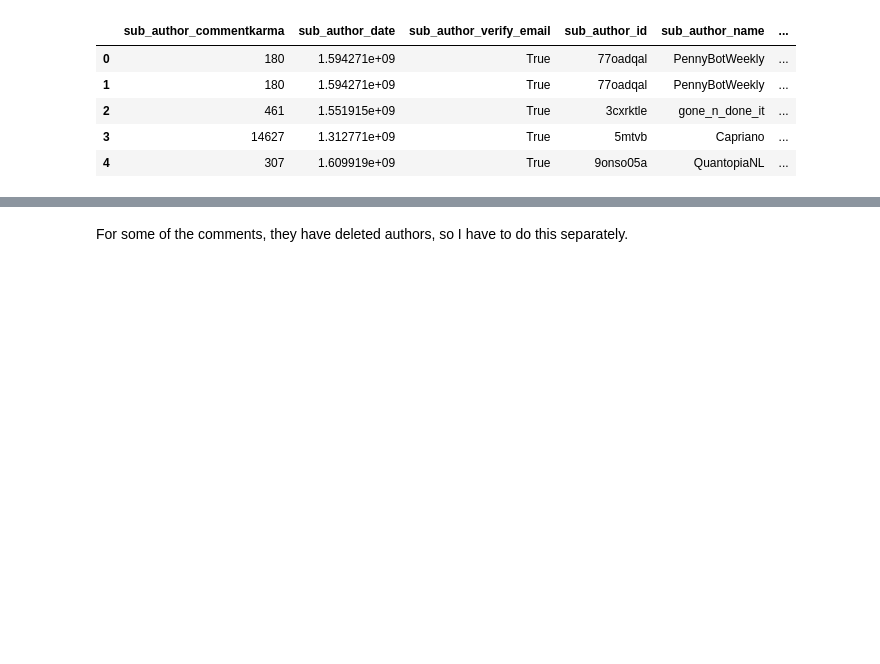
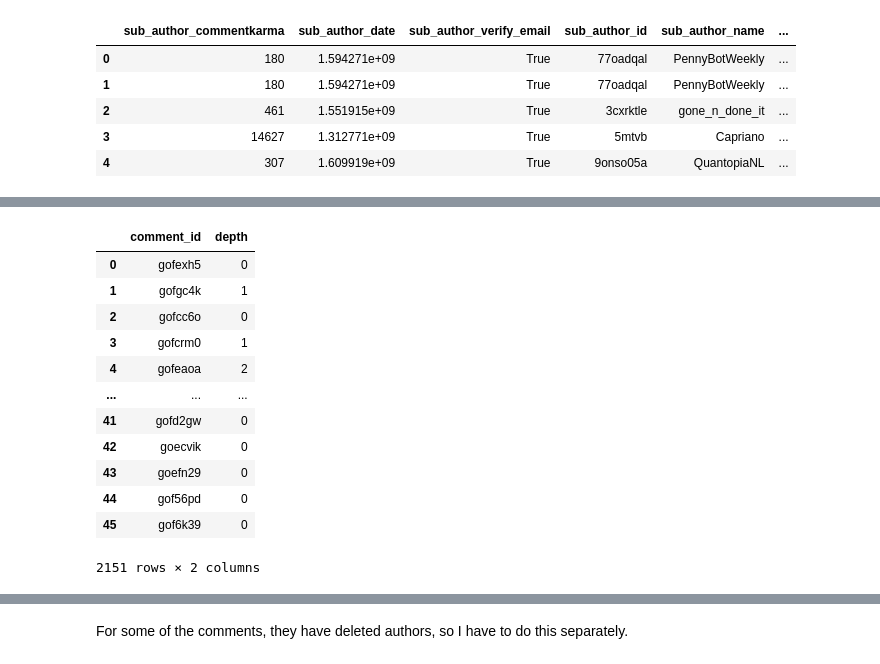
Before and after one commit to DennisH3/CISC-CMPE-351-Adv-DA, a Jupyter notebook: WebScrape_351.ipynb, the cells around one changed output, grey strips where cells are left out. Cells and saved outputs as stored; diff of their text form; code cells hidden in the pictures; blank space fills up the shorter version.

```diff
--- a/WebScrape_351.ipynb
+++ b/WebScrape_351.ipynb
@@ -203,0 +204,33 @@ comment_info
+# %%
+def process_comment(comment, depth=0):
+    yield comment.id, depth
+    for reply in comment.replies:
+        yield from process_comment(reply, depth + 1)
+
+def get_post_comments(post, more_limit=None):
+    comments = []
+    post.comments.replace_more(limit=more_limit)
+    for top_level in post.comments:
+        comments.extend(process_comment(top_level))
+    return comments
+
+new = pd.DataFrame(columns = ["comment_id","depth"])
+
+for sub in sub_id_date["id"]:
+    post = reddit.submission(sub)
+    df = pd.DataFrame(get_post_comments(post),columns=["comment_id","depth"])
+    new = new.append(df)
+# %% [output]
+|  | comment_id | depth |
+| 0 | gofexh5 | 0 |
+| 1 | gofgc4k | 1 |
+| 2 | gofcc6o | 0 |
+| 3 | gofcrm0 | 1 |
+| 4 | gofeaoa | 2 |
+| ... | ... | ... |
+| 41 | gofd2gw | 0 |
+| 42 | goecvik | 0 |
+| 43 | goefn29 | 0 |
+| 44 | gof56pd | 0 |
+| 45 | gof6k39 | 0 |
+2151 rows × 2 columns
```
Also changed, not shown: parts of 4 cells of this notebook.
